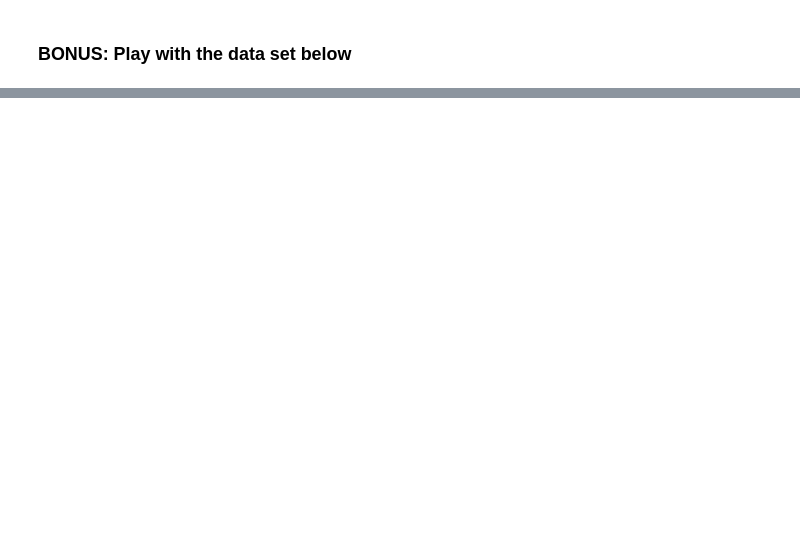
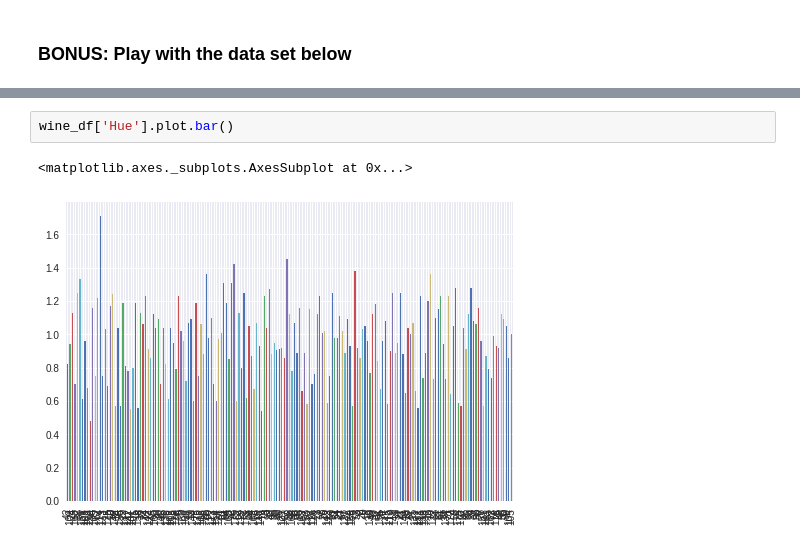
Before and after one commit to MLCCKolkata/Assignment-3, a Jupyter notebook: Anubhavkumar45.ipynb, the cells around one changed output, grey strips where cells are left out. Cells and saved outputs as stored; diff of their text form; blank space fills up the shorter version.

```diff
--- a/Anubhavkumar45.ipynb
+++ b/Anubhavkumar45.ipynb
@@ -532,0 +681,5 @@ Hint: you can use isnull() and sum()
+# %%
+wine_df['Hue'].plot.bar()
+# %% [output]
+<matplotlib.axes._subplots.AxesSubplot at 0x...>
+[figure, added]
```
Also changed, not shown: parts of 25 cells of this notebook.
